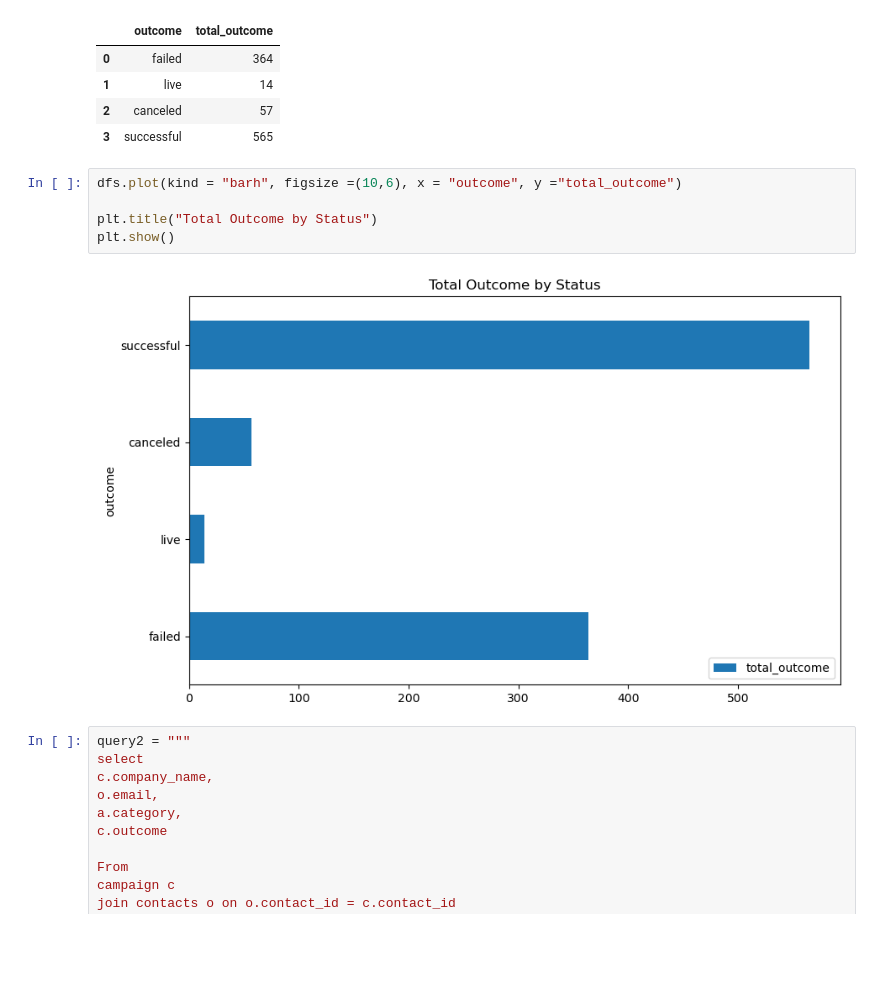
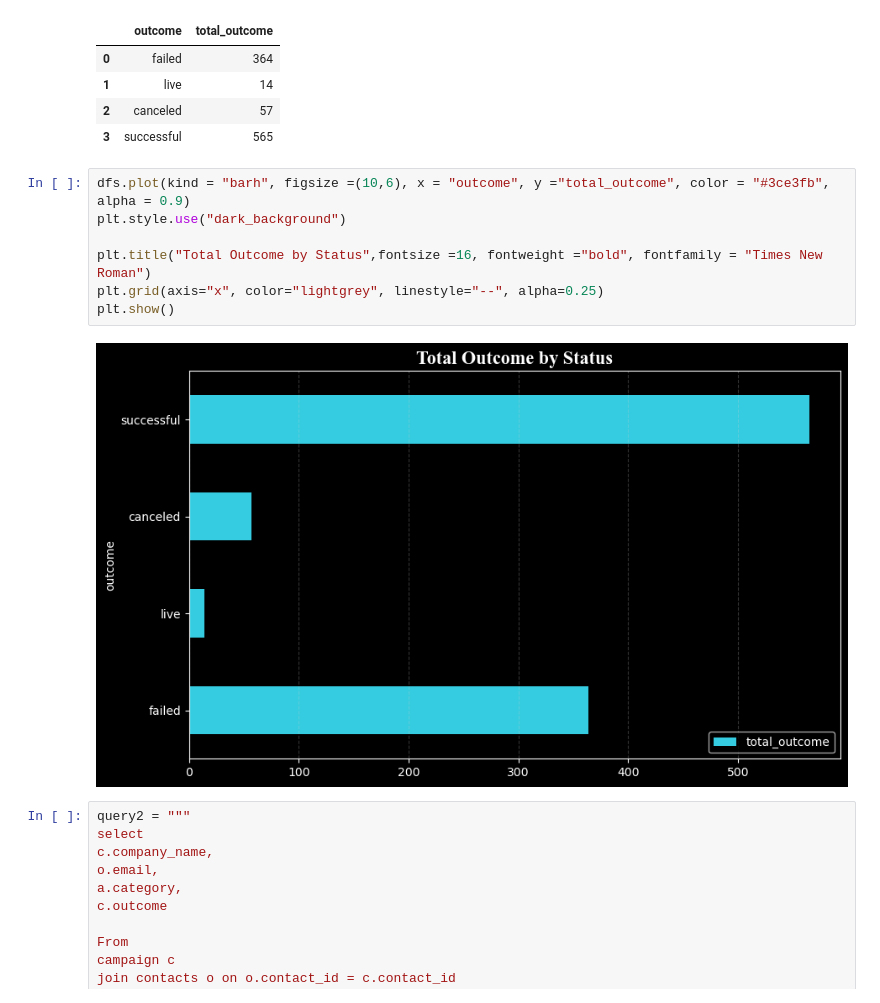
Before and after one commit to DannyPhantom2023/SMU-Project-2-Crowd-Funding, a Jupyter notebook: Final Submission/ETL_Mini_Project_Group_4.ipynb, the cells around one changed output. Saved outputs shown, nothing was run; the diff lists cells and outputs as text; blank space fills up the shorter version.

```diff
--- a/Final Submission/ETL_Mini_Project_Group_4.ipynb
+++ b/Final Submission/ETL_Mini_Project_Group_4.ipynb
@@ -710,12 +708,14 @@ dfs.head()
 | 2 | canceled | 57 |
 | 3 | successful | 565 |
 # %%
-dfs.plot(kind = "barh", figsize =(10,6), x = "outcome", y ="total_outcome")
+dfs.plot(kind = "barh", figsize =(10,6), x = "outcome", y ="total_outcome", color = "#3ce3fb", alpha = 0.9)
+plt.style.use("dark_background")
 
-plt.title("Total Outcome by Status")
+plt.title("Total Outcome by Status",fontsize =16, fontweight ="bold", fontfamily = "Times New Roman")
+plt.grid(axis="x", color="lightgrey", linestyle="--", alpha=0.25)
 plt.show()
 # %% [output]
-[figure, old version]
+[figure, new version]
 # %%
 query2 = """
 select
```
Also changed, not shown: parts of 4 cells of this notebook.
